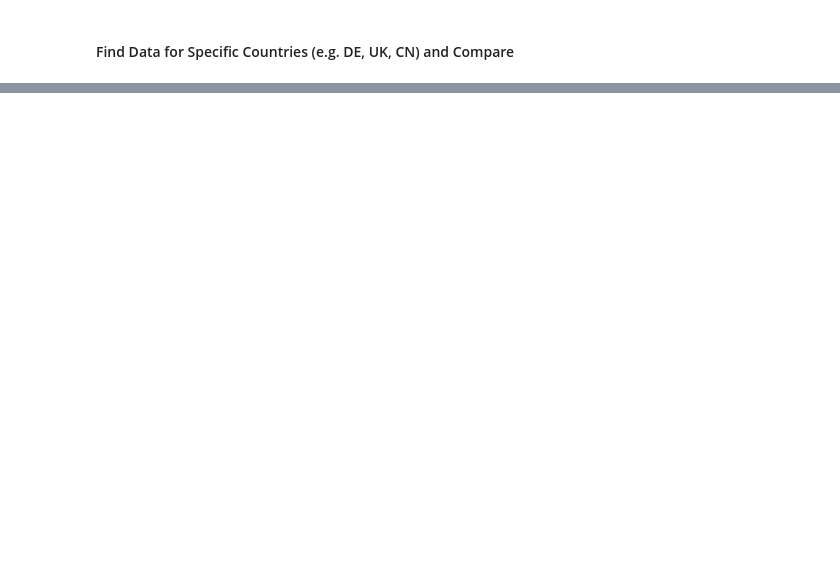
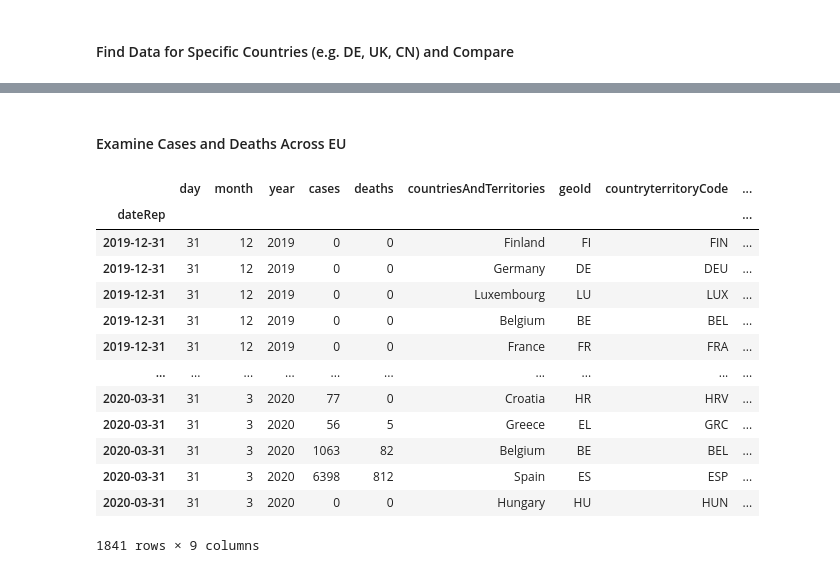
Before and after one commit to joshuagladwin/COVID-19, a Jupyter notebook: COVID-19.ipynb, the cells around one changed output, grey strips where cells are left out. Drawn from its saved outputs; the diff is of its cells as text; code cells hidden in the pictures; blank space fills up the shorter version.

```diff
--- a/COVID-19.ipynb
+++ b/COVID-19.ipynb
@@ -526,0 +542,2 @@ plt.show()
+# %% [markdown]
+#### Examine Cases and Deaths Across EU
@@ -526,0 +552,17 @@ plt.show()
+# %%
+df_eu
+# %% [output]
+|  | day | month | year | cases | deaths | countriesAndTerritories | geoId | countryterritoryCode | ... |
+| dateRep |  |  |  |  |  |  |  |  | ... |
+| 2019-12-31 | 31 | 12 | 2019 | 0 | 0 | Finland | FI | FIN | ... |
+| 2019-12-31 | 31 | 12 | 2019 | 0 | 0 | Germany | DE | DEU | ... |
+| 2019-12-31 | 31 | 12 | 2019 | 0 | 0 | Luxembourg | LU | LUX | ... |
+| 2019-12-31 | 31 | 12 | 2019 | 0 | 0 | Belgium | BE | BEL | ... |
+| 2019-12-31 | 31 | 12 | 2019 | 0 | 0 | France | FR | FRA | ... |
+| ... | ... | ... | ... | ... | ... | ... | ... | ... | ... |
+| 2020-03-31 | 31 | 3 | 2020 | 77 | 0 | Croatia | HR | HRV | ... |
+| 2020-03-31 | 31 | 3 | 2020 | 56 | 5 | Greece | EL | GRC | ... |
+| 2020-03-31 | 31 | 3 | 2020 | 1063 | 82 | Belgium | BE | BEL | ... |
+| 2020-03-31 | 31 | 3 | 2020 | 6398 | 812 | Spain | ES | ESP | ... |
+| 2020-03-31 | 31 | 3 | 2020 | 0 | 0 | Hungary | HU | HUN | ... |
+1841 rows × 9 columns
```
Also changed, not shown: parts of 35 cells of this notebook, 26 other files.
